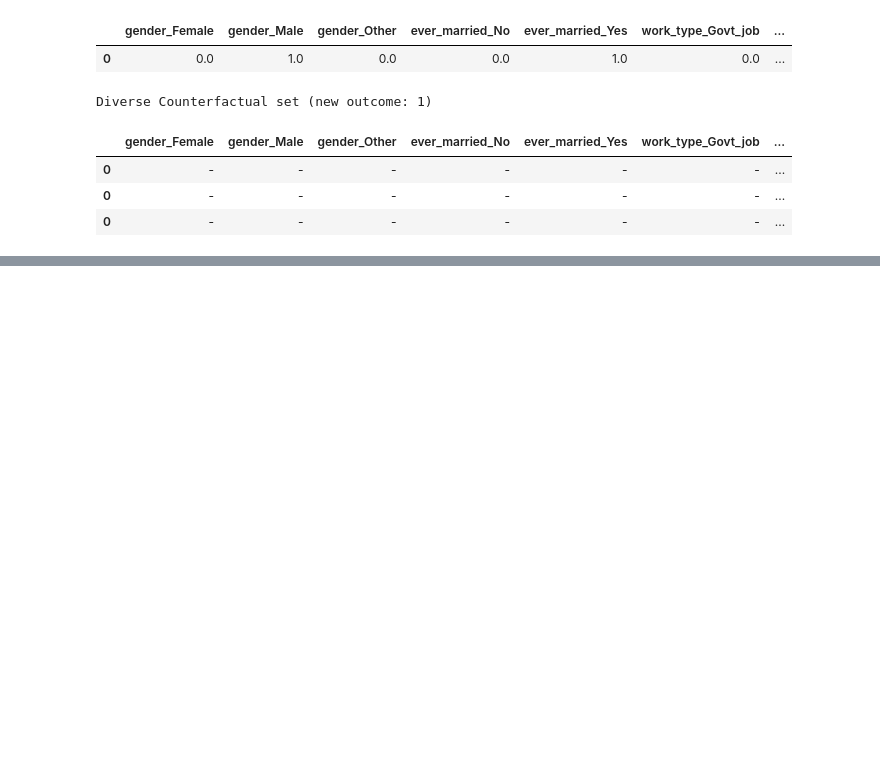
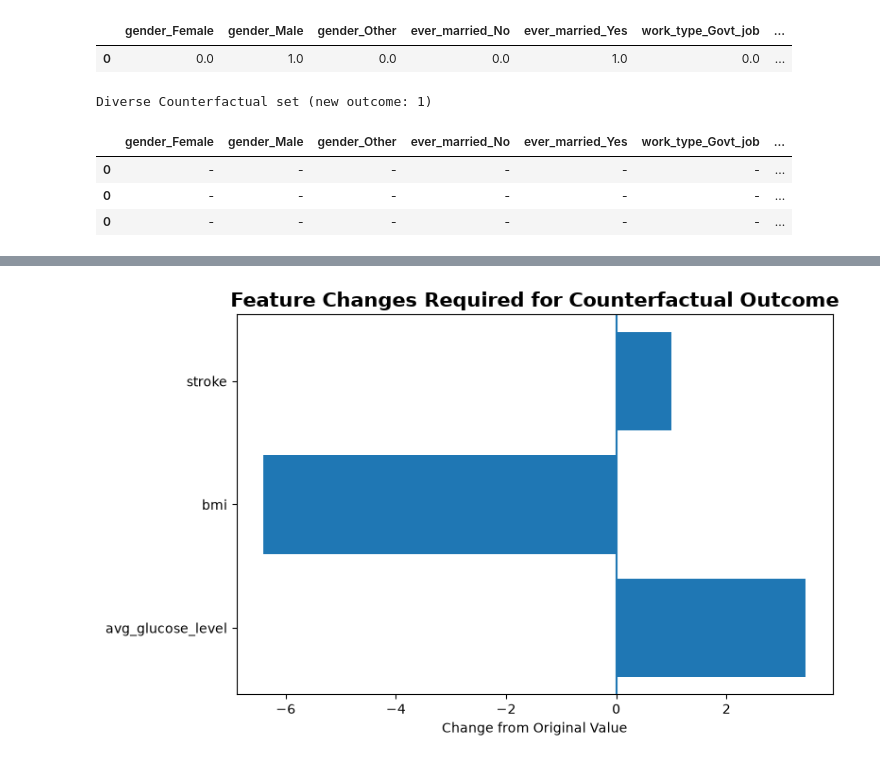
Before and after one commit to farhadmonavar/explainable-machine-learning, a Jupyter notebook: 04_counterfactuals.ipynb, the cells around one changed output, grey strips where cells are left out. Saved outputs shown, nothing was run; the diff lists cells and outputs as text; code cells hidden in the pictures; blank space fills up the shorter version.

```diff
--- a/04_counterfactuals.ipynb
+++ b/04_counterfactuals.ipynb
@@ -177,0 +256,39 @@ Diverse Counterfactual set (new outcome: 1)
+# %%
+# %% Feature change visualization
+
+changes = pd.DataFrame()
+
+changes["Feature"] = changed_features
+
+changes["Change"] = [
+    cf_df.iloc[0][f] - original[f]
+    for f in changed_features
+]
+
+
+plt.figure(figsize=(8,5))
+
+plt.barh(
+    changes["Feature"],
+    changes["Change"]
+)
+
+plt.axvline(
+    0
+)
+
+plt.title(
+    "Feature Changes Required for Counterfactual Outcome",
+    fontsize=15,
+    fontweight="bold"
+)
+
+plt.xlabel(
+    "Change from Original Value"
+)
+
+plt.tight_layout()
+
+plt.show()
+# %% [output]
+[figure, added]
```
Also changed, not shown: parts of 1 cell of this notebook.
